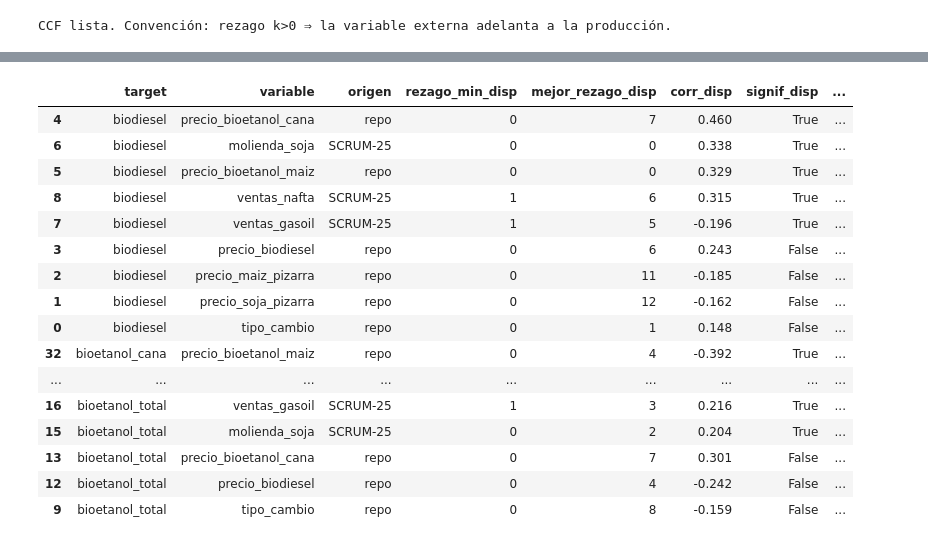
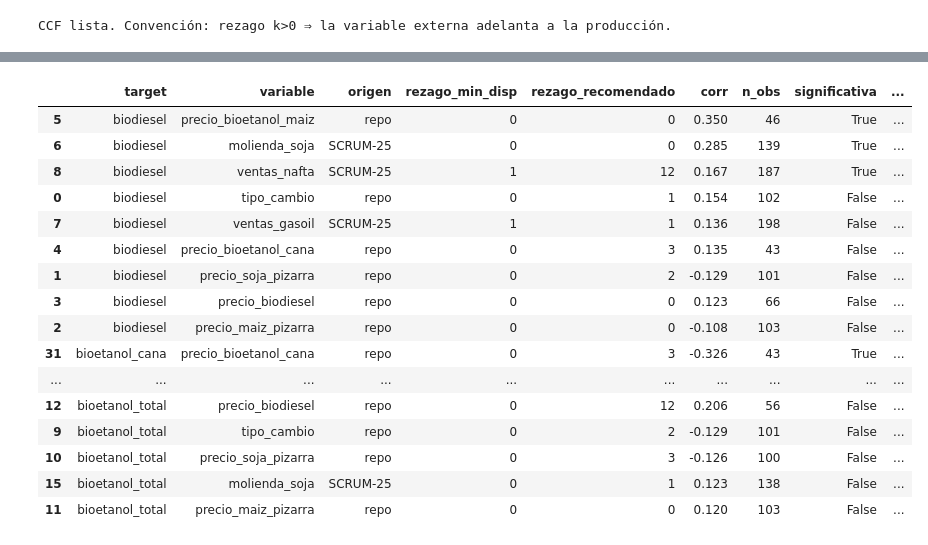
Before and after one commit to Lab2-BCR-UCA/Lab2-BCR, a Jupyter notebook: notebooks/eda_variables_externas.ipynb, the cells around one changed output, grey strips where cells are left out. Saved outputs shown, nothing was run; the diff lists cells and outputs as text; code cells hidden in the pictures.

```diff
--- a/notebooks/eda_variables_externas.ipynb
+++ b/notebooks/eda_variables_externas.ipynb
@@ -106,15 +126,18 @@ for archivo, col, nombre, org in fuentes:
         externas[nombre] = serie_mensual(pd.read_csv(archivo), col)
         origen[nombre] = org
     else:
-        faltantes.append(f"{nombre} ({archivo.name}, {org})")
+        faltantes.append(f"{nombre} ({archivo}, {org})")
+
+if faltantes:
+    raise FileNotFoundError(
+        "Faltan fuentes de variables externas; no sigo para no generar una "
+        "lista incompleta. Deberían estar versionadas en el repo. Faltan:\n  - "
+        + "\n  - ".join(faltantes)
+    )
 
 print("Variables externas cargadas:")
 for n, s in externas.items():
     print(f"  [{origen[n]:8s}] {n:22s}: {s.index.min():%Y-%m} → {s.index.max():%Y-%m}  ({len(s)} meses)")
-if faltantes:
-    print("\nFALTAN (corré los scrapers de variables_externas/):")
-    for f in faltantes:
-        print("  -", f)
 # %% [output]
 Variables externas cargadas:
   [repo    ] tipo_cambio           : 2018-01 → 2026-09  (105 meses)
@@ -315,4 +337,6 @@ las celdas **significativas** (fuera de la banda de ±1,96/√n).
 # %%
+REZAGOS_PERMITIDOS = [0, 1, 2, 3, 12]  # corto plazo + ciclo anual
+
 def heatmap_ccf(nombre_target, target_d):
     corr, n = tabla_ccf(target_d, ext_d)
     banda = 1.96 / np.sqrt(n.replace(0, np.nan))
@@ -322,11 +346,13 @@ def heatmap_ccf(nombre_target, target_d):
     ax.set_xticks(range(MAX_LAG + 1)); ax.set_xticklabels(range(MAX_LAG + 1))
     ax.set_yticks(range(len(corr))); ax.set_yticklabels(corr.index, fontsize=9)
     ax.set_xlabel("rezago (meses)")
+    for j in REZAGOS_PERMITIDOS:      # resalta las columnas que la selección usa
+        ax.axvline(j, color="k", lw=0.4, ls=":", alpha=0.4)
     for i in range(len(corr)):
         for j in range(MAX_LAG + 1):
             if bool(sig.values[i, j]):
                 ax.plot(j, i, "o", ms=3, color="black")
-    ax.set_title(f"CCF — {nombre_target}  (• = significativa 95%)", fontsize=11)
+    ax.set_title(f"CCF — {nombre_target}  (• significativa 95%; línea = rezago considerado)", fontsize=10)
     fig.colorbar(im, ax=ax, fraction=0.025, pad=0.02)
     fig.tight_layout(); plt.show()
     return corr, n
@@ -353,15 +382,12 @@ define SCRUM-26. Acá va un valor conservador y editable.
 # %%
-# Rezago MÍNIMO utilizable por variable (meses). PROVISORIO — lo fija SCRUM-26.
-#  0 = el dato del propio mes ya está disponible al pronosticar.
-#  1 = recién está disponible el dato del mes anterior, etc.
-# Tabla de SCRUM-26: data/disponibilidad_variables.csv (ver docs/disponibilidad_temporal.md)
 disp = pd.read_csv(DATA / "disponibilidad_variables.csv")
 disp_ext = disp[disp["tipo"] == "externa"]
 rezago_min = dict(zip(disp_ext["variable"], disp_ext["rezago_min"].astype(int)))
+print("rezago_min (SCRUM-26):")
 print(disp_ext[["variable", "rezago_min", "estado"]].to_string(index=False))
-DEFAULT_MIN = 1  # para cualquier variable no listada
+DEFAULT_MIN = 1
 
-# Variables con muchos huecos → CCF de confianza menor (ver docs/fuentes_series.md).
+# Precios regulados: muchos huecos → confianza menor (docs/fuentes_series.md).
 baja_confianza = {"precio_biodiesel", "precio_bioetanol_cana", "precio_bioetanol_maiz"}
 
 def seleccionar(nombre_target):
@@ -371,29 +397,26 @@ def seleccionar(nombre_target):
     for var in corr.index:
         fila = corr.loc[var]
         kmin = rezago_min.get(var, DEFAULT_MIN)
-        disponibles = fila.loc[kmin:]
-        if disponibles.abs().notna().sum() == 0:
+        validos = [k for k in REZAGOS_PERMITIDOS if k >= kmin and pd.notna(fila[k])]
+        if not validos:
             continue
-        kg = fila.abs().idxmax()
-        kd = disponibles.abs().idxmax()
-        sig_d = abs(disponibles[kd]) > banda.loc[var, kd]
+        kd = max(validos, key=lambda k: abs(fila[k]))   # mejor rezago válido
+        sig = abs(fila[kd]) > banda.loc[var, kd]
         filas.append({
             "target": nombre_target, "variable": var, "origen": origen[var],
-            "rezago_min_disp": kmin,
-            "mejor_rezago_disp": int(kd), "corr_disp": round(float(fila[kd]), 3),
-            "signif_disp": bool(sig_d),
-            "mejor_rezago_global": int(kg), "corr_global": round(float(fila[kg]), 3),
-            "n_obs": int(n.loc[var, kd]),
+            "rezago_min_disp": kmin, "rezago_recomendado": int(kd),
+            "corr": round(float(fila[kd]), 3), "n_obs": int(n.loc[var, kd]),
+            "significativa": bool(sig),
             "confianza": "baja (huecos)" if var in baja_confianza else "normal",
-            "candidata": bool(sig_d),
+            "candidata": bool(sig),
         })
     return pd.DataFrame(filas)
 
 candidatas = pd.concat([seleccionar(t) for t in obj_d], ignore_index=True)
-candidatas = candidatas.sort_values(["target", "signif_disp", "corr_disp"],
+candidatas = candidatas.sort_values(["target", "candidata", "corr"],
                                     ascending=[True, False, False],
-                                    key=lambda c: c.abs() if c.name == "corr_disp" else c)
+                                    key=lambda c: c.abs() if c.name == "corr" else c)
 candidatas.to_csv(OUT / "variables_candidatas.csv", index=False)
-print("Guardado:", OUT / "variables_candidatas.csv")
+print("\nGuardado:", OUT / "variables_candidatas.csv")
 candidatas
 # %% [output]
@@ -410,18 +435,18 @@ precio_bioetanol_maiz           0          confirmado
 Guardado: /home/claude/lab2-bcr/results/variables_candidatas.csv
-|  | target | variable | origen | rezago_min_disp | mejor_rezago_disp | corr_disp | signif_disp | ... |
-| 4 | biodiesel | precio_bioetanol_cana | repo | 0 | 7 | 0.460 | True | ... |
-| 6 | biodiesel | molienda_soja | SCRUM-25 | 0 | 0 | 0.338 | True | ... |
-| 5 | biodiesel | precio_bioetanol_maiz | repo | 0 | 0 | 0.329 | True | ... |
-| 8 | biodiesel | ventas_nafta | SCRUM-25 | 1 | 6 | 0.315 | True | ... |
-| 7 | biodiesel | ventas_gasoil | SCRUM-25 | 1 | 5 | -0.196 | True | ... |
-| 3 | biodiesel | precio_biodiesel | repo | 0 | 6 | 0.243 | False | ... |
-| 2 | biodiesel | precio_maiz_pizarra | repo | 0 | 11 | -0.185 | False | ... |
-| 1 | biodiesel | precio_soja_pizarra | repo | 0 | 12 | -0.162 | False | ... |
-| 0 | biodiesel | tipo_cambio | repo | 0 | 1 | 0.148 | False | ... |
-| 32 | bioetanol_cana | precio_bioetanol_maiz | repo | 0 | 4 | -0.392 | True | ... |
-| ... | ... | ... | ... | ... | ... | ... | ... | ... |
-| 16 | bioetanol_total | ventas_gasoil | SCRUM-25 | 1 | 3 | 0.216 | True | ... |
-| 15 | bioetanol_total | molienda_soja | SCRUM-25 | 0 | 2 | 0.204 | True | ... |
-| 13 | bioetanol_total | precio_bioetanol_cana | repo | 0 | 7 | 0.301 | False | ... |
-| 12 | bioetanol_total | precio_biodiesel | repo | 0 | 4 | -0.242 | False | ... |
-| 9 | bioetanol_total | tipo_cambio | repo | 0 | 8 | -0.159 | False | ... |
+|  | target | variable | origen | rezago_min_disp | rezago_recomendado | corr | n_obs | significativa | ... |
+| 5 | biodiesel | precio_bioetanol_maiz | repo | 0 | 0 | 0.350 | 46 | True | ... |
+| 6 | biodiesel | molienda_soja | SCRUM-25 | 0 | 0 | 0.285 | 139 | True | ... |
+| 8 | biodiesel | ventas_nafta | SCRUM-25 | 1 | 12 | 0.167 | 187 | True | ... |
+| 0 | biodiesel | tipo_cambio | repo | 0 | 1 | 0.154 | 102 | False | ... |
+| 7 | biodiesel | ventas_gasoil | SCRUM-25 | 1 | 1 | 0.136 | 198 | False | ... |
+| 4 | biodiesel | precio_bioetanol_cana | repo | 0 | 3 | 0.135 | 43 | False | ... |
+| 1 | biodiesel | precio_soja_pizarra | repo | 0 | 2 | -0.129 | 101 | False | ... |
+| 3 | biodiesel | precio_biodiesel | repo | 0 | 0 | 0.123 | 66 | False | ... |
+| 2 | biodiesel | precio_maiz_pizarra | repo | 0 | 0 | -0.108 | 103 | False | ... |
+| 31 | bioetanol_cana | precio_bioetanol_cana | repo | 0 | 3 | -0.326 | 43 | True | ... |
+| ... | ... | ... | ... | ... | ... | ... | ... | ... | ... |
+| 12 | bioetanol_total | precio_biodiesel | repo | 0 | 12 | 0.206 | 56 | False | ... |
+| 9 | bioetanol_total | tipo_cambio | repo | 0 | 2 | -0.129 | 101 | False | ... |
+| 10 | bioetanol_total | precio_soja_pizarra | repo | 0 | 3 | -0.126 | 100 | False | ... |
+| 15 | bioetanol_total | molienda_soja | SCRUM-25 | 0 | 1 | 0.123 | 138 | False | ... |
+| 11 | bioetanol_total | precio_maiz_pizarra | repo | 0 | 0 | 0.120 | 103 | False | ... |
```
Also changed, not shown: parts of 21 cells of this notebook, 5 other files.
